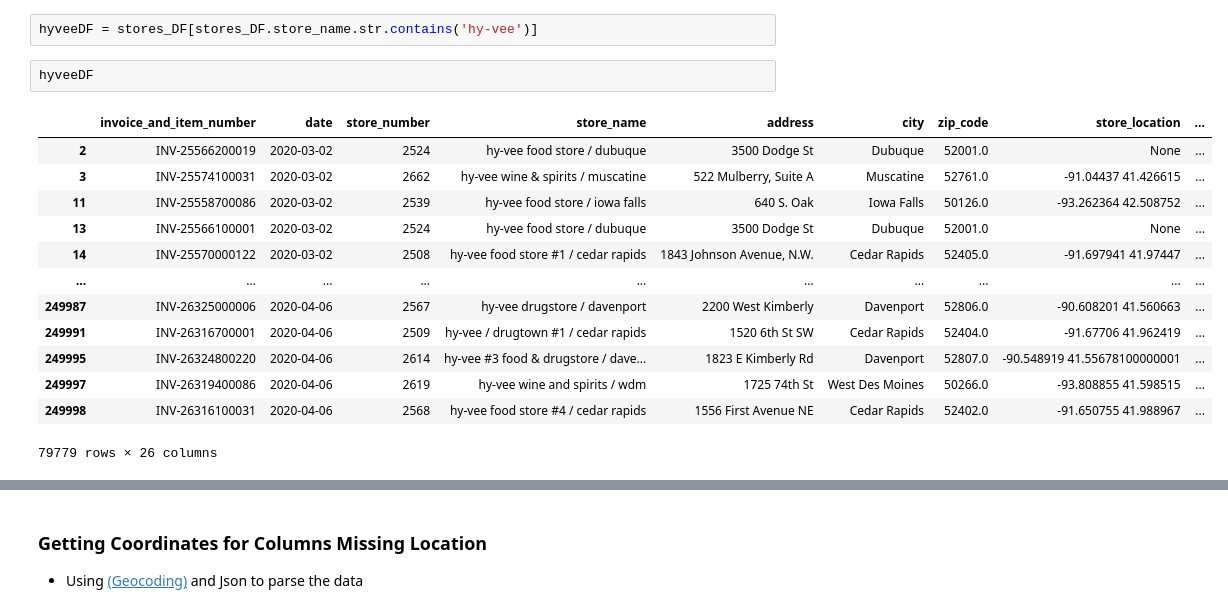
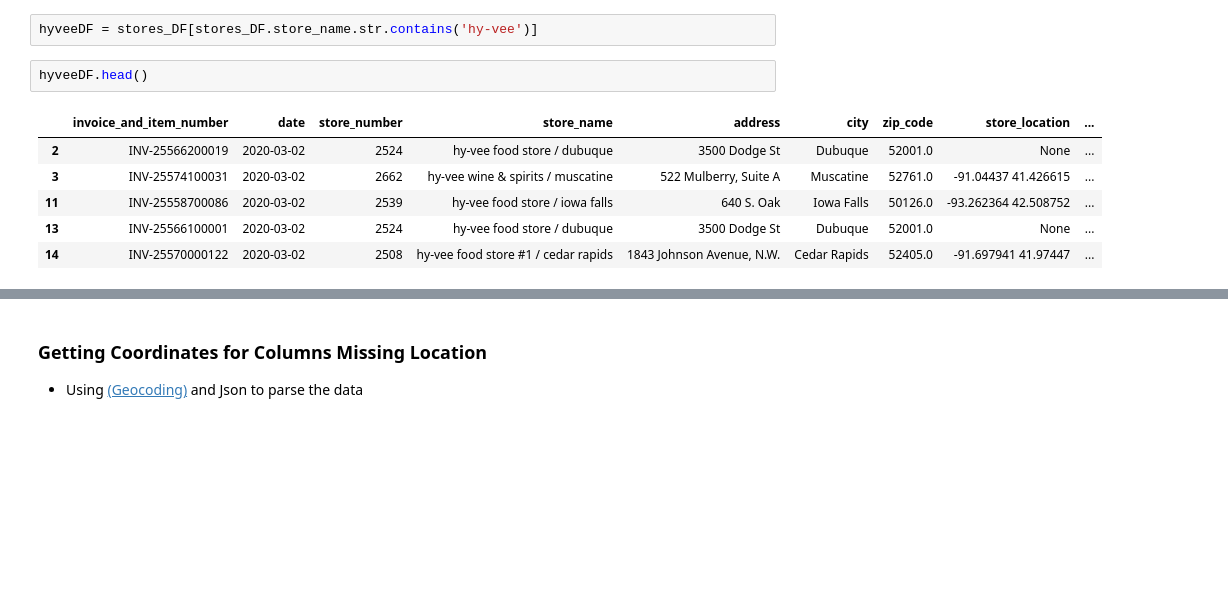
Before and after one commit to GitHuber626/Iowa_Liquor_Sales_Analysis, a Jupyter notebook: Tigran_V/Exploratory_Analysis.ipynb, the cells around one changed output, grey strips where cells are left out. Cells and saved outputs as stored; diff of their text form; blank space fills up the shorter version.

```diff
--- a/Tigran_V/Exploratory_Analysis.ipynb
+++ b/Tigran_V/Exploratory_Analysis.ipynb
@@ -460,18 +272,11 @@ stores_DF.store_name = stores_DF.store_name.apply(str.lower)
 # %%
 hyveeDF = stores_DF[stores_DF.store_name.str.contains('hy-vee')]
 # %%
-hyveeDF
+hyveeDF.head()
 # %% [output]
 |  | invoice_and_item_number | date | store_number | store_name | address | city | zip_code | store_location | ... |
 | 2 | INV-25566200019 | 2020-03-02 | 2524 | hy-vee food store / dubuque | 3500 Dodge St | Dubuque | 52001.0 | None | ... |
 | 3 | INV-25574100031 | 2020-03-02 | 2662 | hy-vee wine & spirits / muscatine | 522 Mulberry, Suite A | Muscatine | 52761.0 | -91.04437 41.426615 | ... |
 | 11 | INV-25558700086 | 2020-03-02 | 2539 | hy-vee food store / iowa falls | 640 S. Oak | Iowa Falls | 50126.0 | -93.262364 42.508752 | ... |
 | 13 | INV-25566100001 | 2020-03-02 | 2524 | hy-vee food store / dubuque | 3500 Dodge St | Dubuque | 52001.0 | None | ... |
 | 14 | INV-25570000122 | 2020-03-02 | 2508 | hy-vee food store #1 / cedar rapids | 1843 Johnson Avenue, N.W. | Cedar Rapids | 52405.0 | -91.697941 41.97447 | ... |
-| ... | ... | ... | ... | ... | ... | ... | ... | ... | ... |
-| 249987 | INV-26325000006 | 2020-04-06 | 2567 | hy-vee drugstore / davenport | 2200 West Kimberly | Davenport | 52806.0 | -90.608201 41.560663 | ... |
-| 249991 | INV-26316700001 | 2020-04-06 | 2509 | hy-vee / drugtown #1 / cedar rapids | 1520 6th St SW | Cedar Rapids | 52404.0 | -91.67706 41.962419 | ... |
-| 249995 | INV-26324800220 | 2020-04-06 | 2614 | hy-vee #3 food & drugstore / dave... | 1823 E Kimberly Rd | Davenport | 52807.0 | -90.548919 41.55678100000001 | ... |
-| 249997 | INV-26319400086 | 2020-04-06 | 2619 | hy-vee wine and spirits / wdm | 1725 74th St | West Des Moines | 50266.0 | -93.808855 41.598515 | ... |
-| 249998 | INV-26316100031 | 2020-04-06 | 2568 | hy-vee food store #4 / cedar rapids | 1556 First Avenue NE | Cedar Rapids | 52402.0 | -91.650755 41.988967 | ... |
-79779 rows × 26 columns
```
Also changed, not shown: parts of 98 cells of this notebook.
